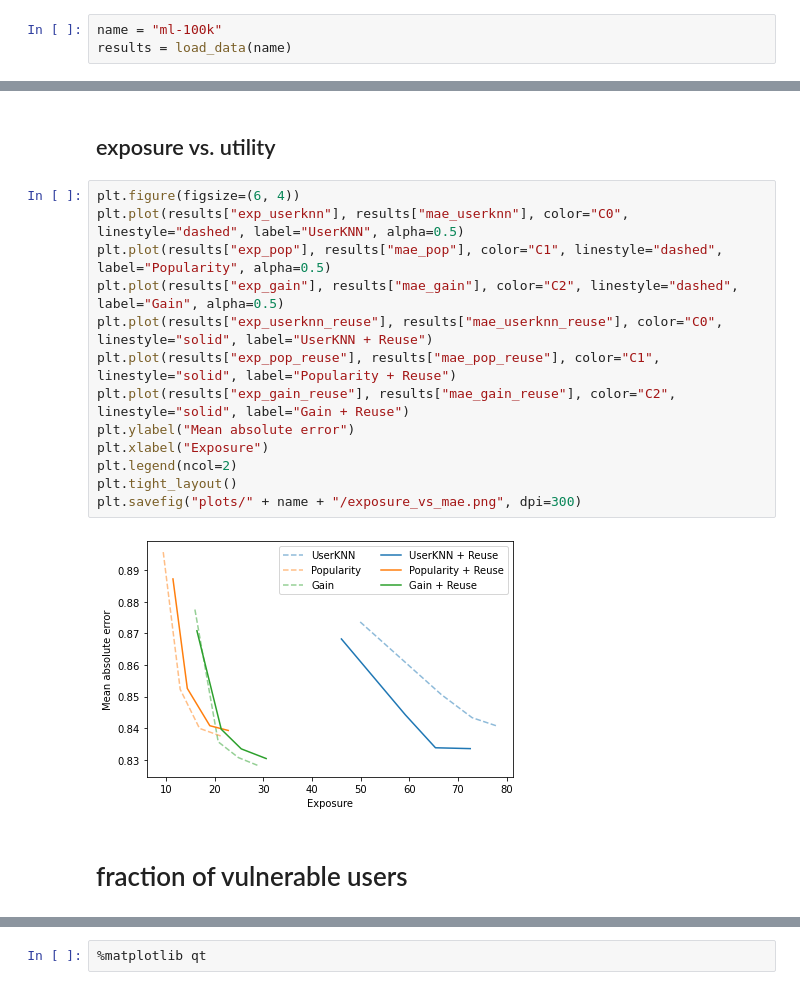
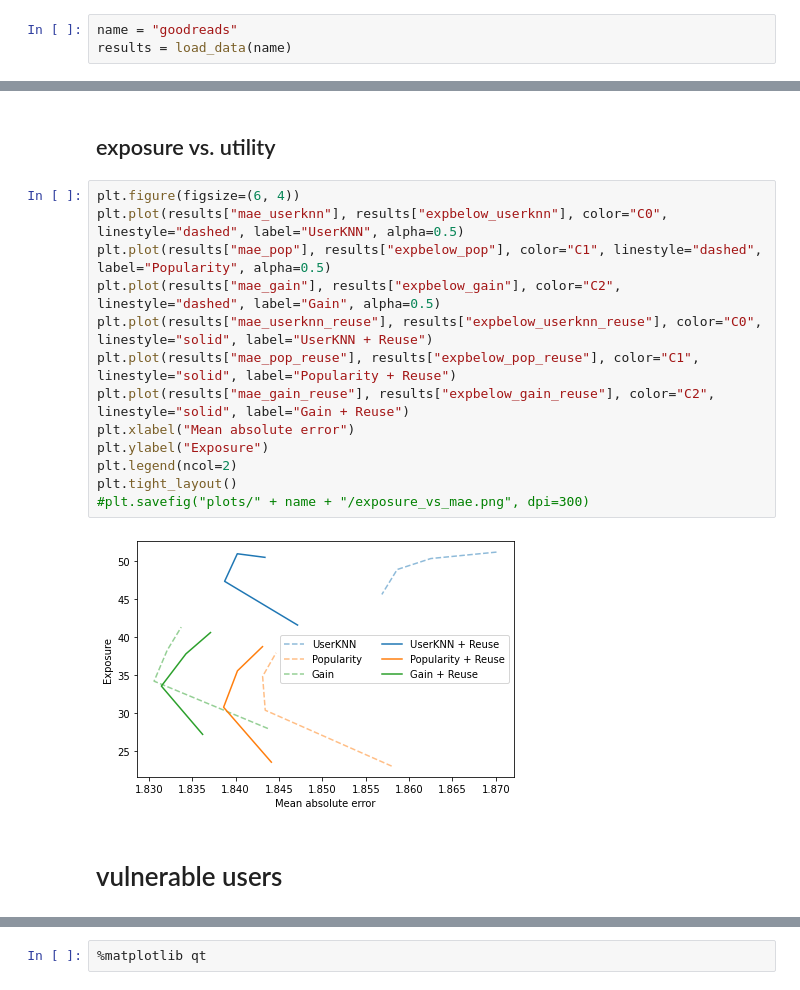
Before and after one commit to pmuellner/ReuseKNN, a Jupyter notebook: Visualization.ipynb, the cells around one changed output, grey strips where cells are left out. Drawn from its saved outputs; the diff is of its cells as text.

```diff
--- a/Visualization.ipynb
+++ b/Visualization.ipynb
@@ -36,7 +58,7 @@ def load_data(name):
 
     return results
 # %%
-name = "ml-100k"
+name = "goodreads"
 results = load_data(name)
 # %%
 %matplotlib inline
@@ -62,19 +84,19 @@ plt.savefig("plots/" + name + "/k_vs_mae.png", dpi=300)
 ## exposure vs. utility
 # %%
 plt.figure(figsize=(6, 4))
-plt.plot(results["exp_userknn"], results["mae_userknn"], color="C0", linestyle="dashed", label="UserKNN", alpha=0.5)
-plt.plot(results["exp_pop"], results["mae_pop"], color="C1", linestyle="dashed", label="Popularity", alpha=0.5)
-plt.plot(results["exp_gain"], results["mae_gain"], color="C2", linestyle="dashed", label="Gain", alpha=0.5)
-plt.plot(results["exp_userknn_reuse"], results["mae_userknn_reuse"], color="C0", linestyle="solid", label="UserKNN + Reuse")
-plt.plot(results["exp_pop_reuse"], results["mae_pop_reuse"], color="C1", linestyle="solid", label="Popularity + Reuse")
-plt.plot(results["exp_gain_reuse"], results["mae_gain_reuse"], color="C2", linestyle="solid", label="Gain + Reuse")
-plt.ylabel("Mean absolute error")
-plt.xlabel("Exposure")
+plt.plot(results["mae_userknn"], results["expbelow_userknn"], color="C0", linestyle="dashed", label="UserKNN", alpha=0.5)
+plt.plot(results["mae_pop"], results["expbelow_pop"], color="C1", linestyle="dashed", label="Popularity", alpha=0.5)
+plt.plot(results["mae_gain"], results["expbelow_gain"], color="C2", linestyle="dashed", label="Gain", alpha=0.5)
+plt.plot(results["mae_userknn_reuse"], results["expbelow_userknn_reuse"], color="C0", linestyle="solid", label="UserKNN + Reuse")
+plt.plot(results["mae_pop_reuse"], results["expbelow_pop_reuse"], color="C1", linestyle="solid", label="Popularity + Reuse")
+plt.plot(results["mae_gain_reuse"], results["expbelow_gain_reuse"], color="C2", linestyle="solid", label="Gain + Reuse")
+plt.xlabel("Mean absolute error")
+plt.ylabel("Exposure")
 plt.legend(ncol=2)
 plt.tight_layout()
-plt.savefig("plots/" + name + "/exposure_vs_mae.png", dpi=300)
+#plt.savefig("plots/" + name + "/exposure_vs_mae.png", dpi=300)
 # %% [output]
-[figure, old version]
+[figure, new version]
 # %% [markdown]
-# fraction of vulnerable users
+# vulnerable users
 # %%
```
Also changed, not shown: parts of 17 cells of this notebook, 2 other files.
